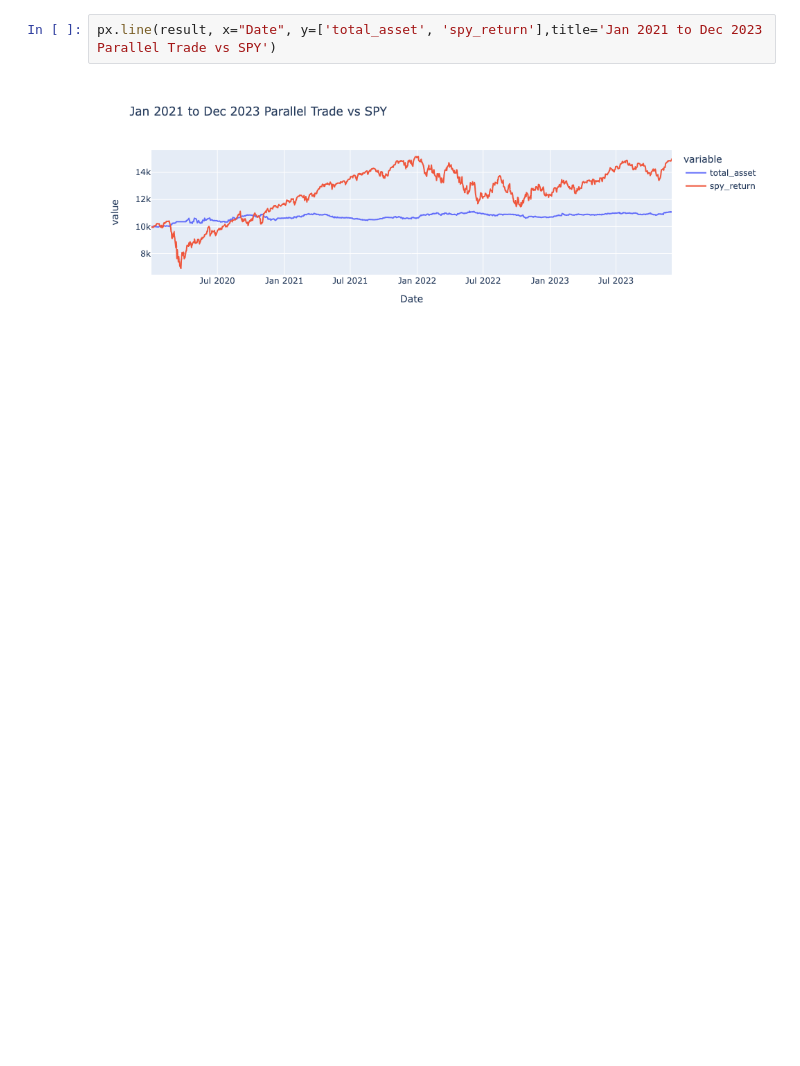
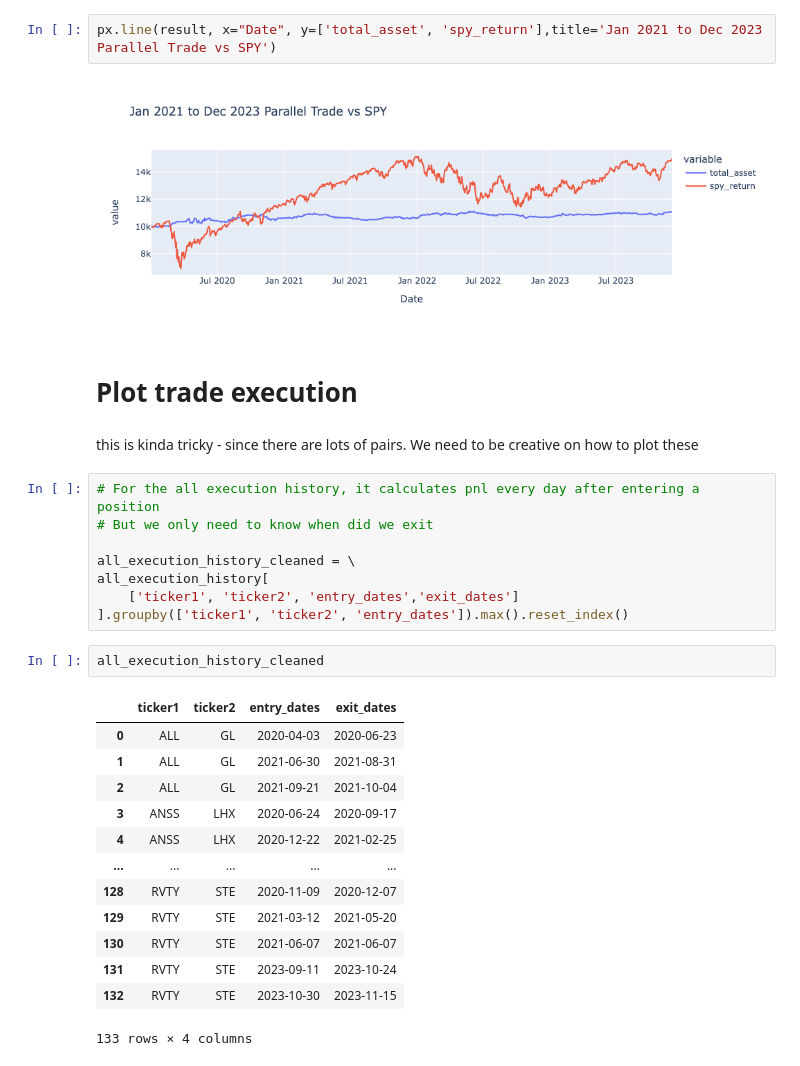
Before and after one commit to ALaughingHorse/pair_trading_frontend, a Jupyter notebook: pages/Plotting Drafts.ipynb, the cells around one changed output. Cells and saved outputs as stored; diff of their text form; blank space fills up the shorter version.

```diff
--- a/pages/Debug.ipynb
+++ b/pages/Plotting Drafts.ipynb
@@ -52,3 +54,31 @@ result['spy_return'] = result.SPY_Close.apply(lambda x: starting_fund*(x/result.
 px.line(result, x="Date", y=['total_asset', 'spy_return'],title='Jan 2021 to Dec 2023 Parallel Trade vs SPY')
 # %% [output]
 [figure]
+# %% [markdown]
+# Plot trade execution
+# %% [markdown]
+this is kinda tricky - since there are lots of pairs. We need to be creative on how to plot these
+# %%
+# For the all execution history, it calculates pnl every day after entering a position
+# But we only need to know when did we exit
+
+all_execution_history_cleaned = \
+all_execution_history[
+    ['ticker1', 'ticker2', 'entry_dates','exit_dates']
+].groupby(['ticker1', 'ticker2', 'entry_dates']).max().reset_index()
+# %%
+all_execution_history_cleaned
+# %% [output]
+|  | ticker1 | ticker2 | entry_dates | exit_dates |
+| 0 | ALL | GL | 2020-04-03 | 2020-06-23 |
+| 1 | ALL | GL | 2021-06-30 | 2021-08-31 |
+| 2 | ALL | GL | 2021-09-21 | 2021-10-04 |
+| 3 | ANSS | LHX | 2020-06-24 | 2020-09-17 |
+| 4 | ANSS | LHX | 2020-12-22 | 2021-02-25 |
+| ... | ... | ... | ... | ... |
+| 128 | RVTY | STE | 2020-11-09 | 2020-12-07 |
+| 129 | RVTY | STE | 2021-03-12 | 2021-05-20 |
+| 130 | RVTY | STE | 2021-06-07 | 2021-06-07 |
+| 131 | RVTY | STE | 2023-09-11 | 2023-10-24 |
+| 132 | RVTY | STE | 2023-10-30 | 2023-11-15 |
+133 rows × 4 columns
```
Also changed, not shown: parts of 1 cell of this notebook.
